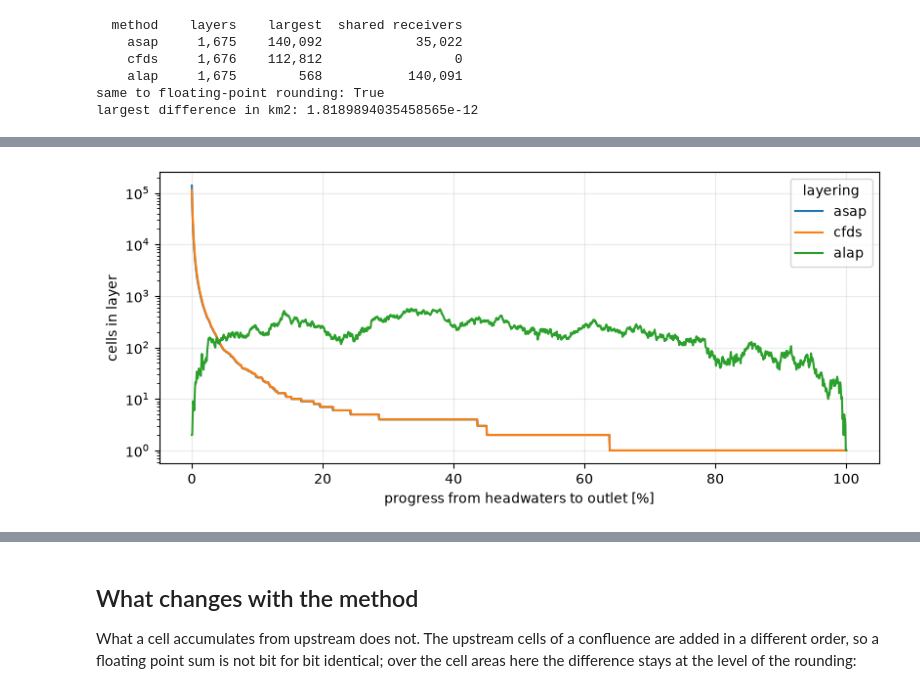
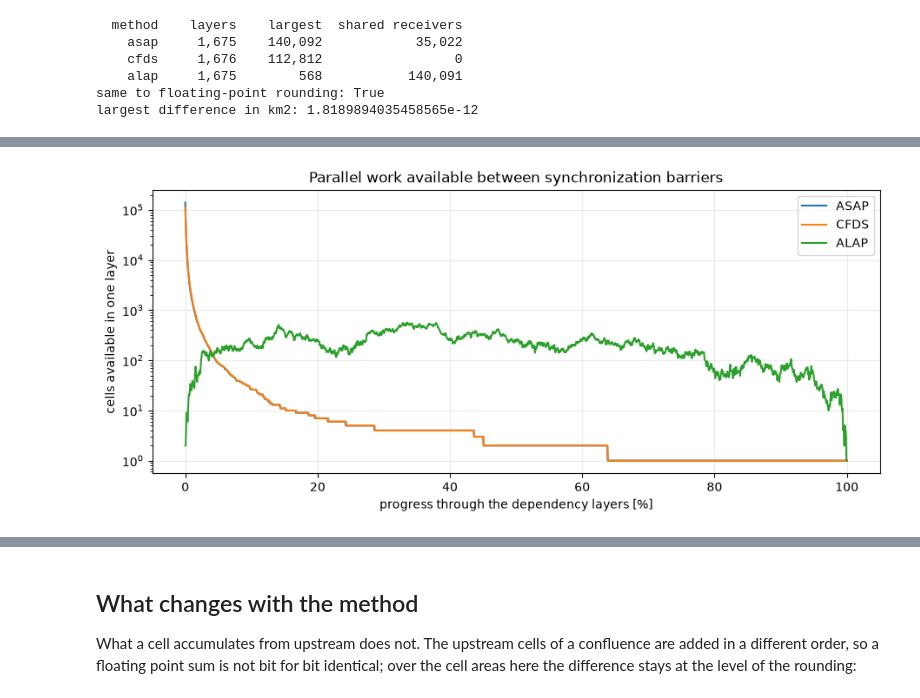
Before and after one commit to Deltares/pyflwdir, a Jupyter notebook: examples/ordering.ipynb, the cells around one changed output, grey strips where cells are left out. Cells and saved outputs as stored; diff of their text form; code cells hidden in the pictures.

```diff
--- a/examples/ordering.ipynb
+++ b/examples/ordering.ipynb
@@ -268,14 +273,17 @@ largest difference in km2: 1.8189894035458565e-12
 # %%
-# Where the layers fall on the Rhine: dark cells run early, light cells late
+layer_methods = ["asap", "cfds", "alap"]
+layer_arrays = {}
+
 fig, axes = plt.subplots(
-    1, 3, figsize=(13, 3.5), sharex=True, sharey=True, constrained_layout=True
+    1, 3, figsize=(14, 3.8), sharex=True, sharey=True, constrained_layout=True
 )
-for ax, method in zip(axes, ["asap", "cfds", "alap"]):
+for ax, method in zip(axes, layer_methods):
     layers, n_layers = flw.layer_cells(method)
-    percent = layers.astype(float) / max(1, n_layers - 1) * 100
-    im = ax.imshow(np.ma.masked_less(percent, 0), cmap="viridis", vmin=0, vmax=100)
-    ax.set_title(f"{method}: {n_layers:,} layers")
+    layer_arrays[method] = layers.ravel()
+    relative = layers / max(n_layers - 1, 1) * 100
+    im = ax.imshow(np.ma.masked_less(relative, 0), cmap="turbo", vmin=0, vmax=100)
+    ax.set_title(f'{method.upper()}: {n_layers:,} layers')
     ax.axis("off")
-fig.colorbar(im, ax=axes, shrink=0.8, label="progress from headwaters to outlet [%]")
+fig.colorbar(im, ax=axes, shrink=0.82, label="progress from headwaters to outlet [%]")
 plt.show()
 # %% [output]
@@ -283,15 +296,19 @@ plt.show()
 # %%
-# Work available to threads in every layer
-fig, ax = plt.subplots(figsize=(8, 3.5), constrained_layout=True)
-for method in ["asap", "cfds", "alap"]:
-    layers, n_layers = flw.layer_cells(method)
-    sizes = np.bincount(layers.ravel()[layers.ravel() >= 0], minlength=n_layers)
-    progress = np.arange(n_layers) / max(1, n_layers - 1) * 100
-    ax.plot(progress, sizes, label=method)
+fig, ax = plt.subplots(figsize=(9, 4), constrained_layout=True)
+for method in layer_methods:
+    layers = layer_arrays[method]
+    n_layers = int(layers.max()) + 1
+    sizes = np.bincount(layers[layers >= 0], minlength=n_layers)
+    progress = np.linspace(0, 100, n_layers)
+    ax.plot(progress, sizes, label=method.upper(), linewidth=1.5)
+ax.set(
+    xlabel="progress through the dependency layers [%]",
+    ylabel="cells available in one layer",
+    title="Parallel work available between synchronization barriers",
+)
 ax.set_yscale("log")
-ax.set(xlabel="progress from headwaters to outlet [%]", ylabel="cells in layer")
-ax.legend(title="layering")
 ax.grid(alpha=0.25)
+ax.legend()
 plt.show()
 # %% [output]
-[figure, old version]
+[figure, new version]
```
Also changed, not shown: parts of 17 cells of this notebook, 9 other files.
